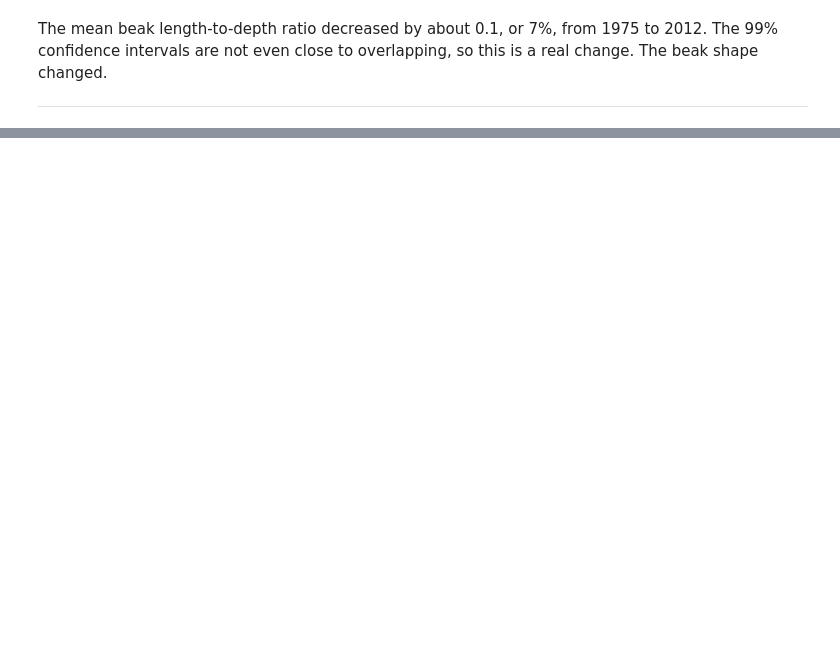
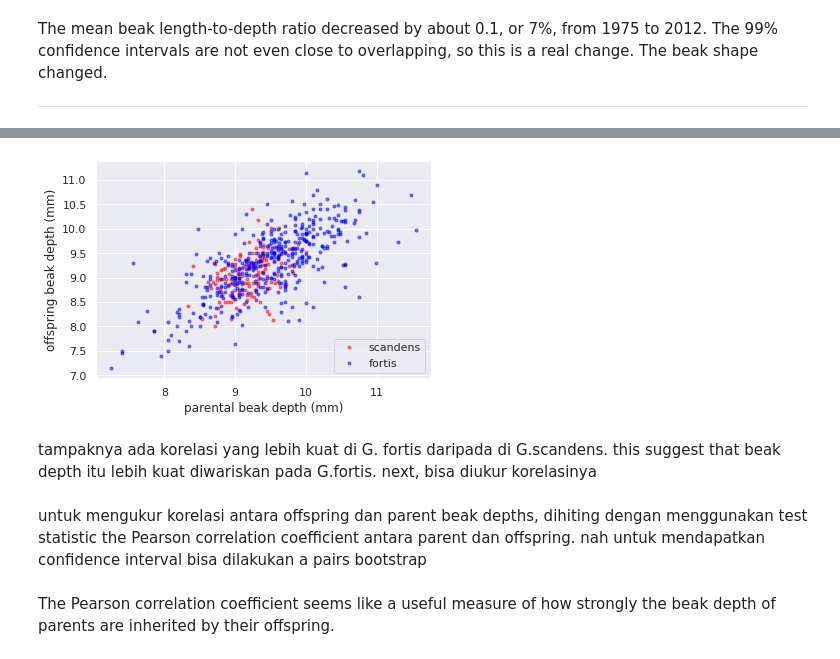
Before and after one commit to afhabibieee/Statistical_Thinking_Part_1, a Jupyter notebook: Part_2.ipynb, the cells around one changed output, grey strips where cells are left out. Drawn from its saved outputs; the diff is of its cells as text; code cells hidden in the pictures; blank space fills up the shorter version.

```diff
--- a/Part_2.ipynb
+++ b/Part_2.ipynb
@@ -1565,0 +1580,34 @@ The mean beak length-to-depth ratio decreased by about 0.1, or 7%, from 1975 to
+# %%
+# import additional datasets
+scandens_beak_depth_heredity = pd.read_csv('/content/drive/My Drive/ColabNotebooks/Datasets/scandens_beak_depth_heredity.csv')
+fortis_beak_depth_heredity = pd.read_csv('/content/drive/My Drive/ColabNotebooks/Datasets/fortis_beak_depth_heredity.csv')
+fortis_beak_depth_heredity['mid_parent'] = [(m+f) / 2 for m, f in zip(fortis_beak_depth_heredity['Male BD'], fortis_beak_depth_heredity['Female BD'])]
+# %%
+# subsetting for each fitur (parent and offspring)
+
+# G. scandens
+bd_parent_scandens = scandens_beak_depth_heredity['mid_parent']
+bd_offspring_scandens = scandens_beak_depth_heredity['mid_offspring']
+
+# G. fortis
+bd_parent_fortis = fortis_beak_depth_heredity['mid_parent']
+bd_offspring_fortis = fortis_beak_depth_heredity['Mid-offspr']
+# %%
+# EDA of heritability
+# make scatter plots
+
+_ = plt.plot(bd_parent_scandens, bd_offspring_scandens,
+             marker='.', linestyle='none', color='red', alpha=0.5)
+_ = plt.plot(bd_parent_fortis, bd_offspring_fortis,
+             marker='.', linestyle='none', color='blue', alpha=0.5)
+
+_ = plt.xlabel('parental beak depth (mm)')
+_ = plt.ylabel('offspring beak depth (mm)')
+_ = plt.legend(('scandens', 'fortis'), loc='lower right')
+plt.show()
+# %% [output]
+[figure, added]
+# %% [markdown]
+tampaknya ada korelasi yang lebih kuat di G. fortis daripada di G.scandens. this suggest that beak depth itu lebih kuat diwariskan pada G.fortis. next, bisa diukur korelasinya
+# %% [markdown]
+untuk mengukur korelasi antara offspring dan parent beak depths, dihiting dengan menggunakan test statistic the Pearson correlation coefficient antara parent dan offspring. nah untuk mendapatkan confidence interval bisa dilakukan a pairs bootstrap
@@ -1565,0 +1631,2 @@ The mean beak length-to-depth ratio decreased by about 0.1, or 7%, from 1975 to
+# %% [markdown]
+The Pearson correlation coefficient seems like a useful measure of how strongly the beak depth of parents are inherited by their offspring.
```
Also changed, not shown: parts of 26 cells of this notebook.
